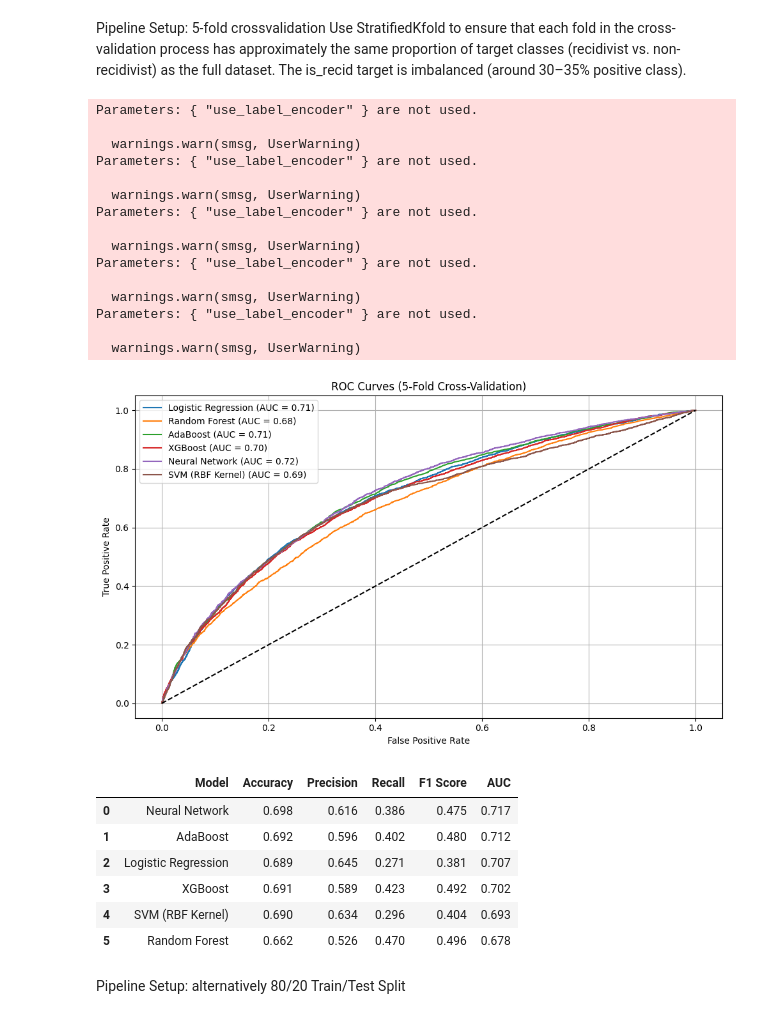
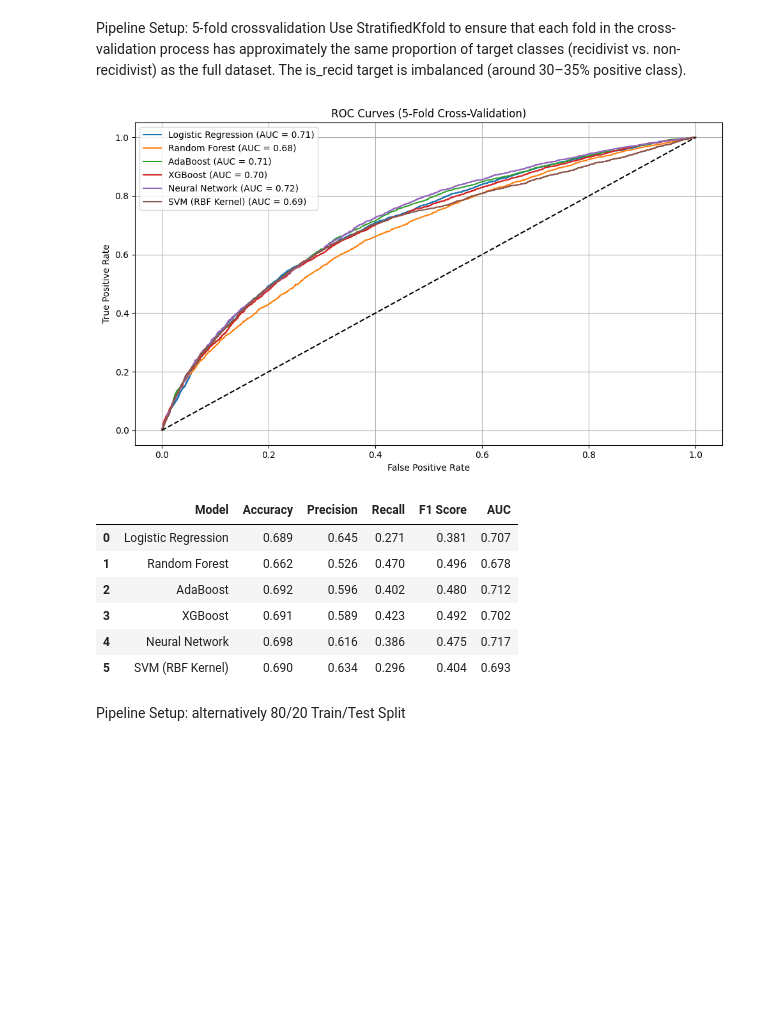
Before and after one commit to mincode2024/risk_assessment_case_study, a Jupyter notebook: notebooks/02_modeling.ipynb, the cells around one changed output. Saved outputs shown, nothing was run; the diff lists cells and outputs as text; code cells hidden in the pictures; blank space fills up the shorter version.

```diff
--- a/notebooks/02_modeling.ipynb
+++ b/notebooks/02_modeling.ipynb
@@ -67,7 +67,7 @@ Pipeline Setup: 5-fold crossvalidation
 Use StratifiedKfold to ensure that each fold in the cross-validation process has approximately the same proportion of target classes (recidivist vs. non-recidivist) as the full dataset.
 The is_recid target is imbalanced (around 30–35% positive class).
 # %%
-# Re-import required packages after kernel reset
+# Import required packages
 import pandas as pd
 import numpy as np
 import matplotlib.pyplot as plt
@@ -112,7 +112,7 @@ models = {
         ("clf", AdaBoostClassifier(n_estimators=100, random_state=42))
     ]),
     "XGBoost": Pipeline([
-        ("clf", XGBClassifier(use_label_encoder=False, eval_metric='logloss', random_state=42))
+        ("clf", XGBClassifier(eval_metric='logloss', random_state=42))
     ]),
     "Neural Network": Pipeline([
         ("scaler", StandardScaler()),
@@ -141,56 +141,54 @@ for name, model in models.items():
     fpr, tpr, _ = roc_curve(y, y_proba)
     plt.plot(fpr, tpr, label=f"{name} (AUC = {auc:.2f})")
 
     results.append({
         "Model": name,
         "Accuracy": round(acc, 3),
         "Precision": round(precision, 3),
         "Recall": round(recall, 3),
         "F1 Score": round(f1, 3),
         "AUC": round(auc, 3)
     })
 
 # Plot formatting
 plt.plot([0, 1], [0, 1], "k--")
 plt.xlabel("False Positive Rate")
 plt.ylabel("True Positive Rate")
 plt.title("ROC Curves (5-Fold Cross-Validation)")
 plt.legend()
 plt.grid(True)
 plt.tight_layout()
 plt.savefig("../data/model_comparison_roc_curves_with_adaboost.png")
 plt.show()
 
 # Show results
 results_df = pd.DataFrame(results)
-results_df.sort_values("AUC", ascending=False, inplace=True)
-results_df.reset_index(drop=True, inplace=True)
+
+# Define fixed order of models
+model_order = [
+    "Logistic Regression",
+    "Random Forest",
+    "AdaBoost",
+    "XGBoost",
+    "Neural Network",
+    "SVM (RBF Kernel)"
+]
+
+# Create DataFrame and sort by model order
+results_df = pd.DataFrame(results)
+results_df["Model"] = pd.Categorical(results_df["Model"], categories=model_order, ordered=True)
+results_df = results_df.sort_values("Model").reset_index(drop=True)
 results_df.to_csv("../reports/model_performance_comparison_5-foldcv.csv", index=False)
 results_df
 # %% [output]
-Parameters: { "use_label_encoder" } are not used.
-
-  warnings.warn(smsg, UserWarning)
-Parameters: { "use_label_encoder" } are not used.
-
-  warnings.warn(smsg, UserWarning)
-Parameters: { "use_label_encoder" } are not used.
-
-  warnings.warn(smsg, UserWarning)
-Parameters: { "use_label_encoder" } are not used.
-
-  warnings.warn(smsg, UserWarning)
-Parameters: { "use_label_encoder" } are not used.
-
-  warnings.warn(smsg, UserWarning)
 [figure]
 |  | Model | Accuracy | Precision | Recall | F1 Score | AUC |
-| 0 | Neural Network | 0.698 | 0.616 | 0.386 | 0.475 | 0.717 |
-| 1 | AdaBoost | 0.692 | 0.596 | 0.402 | 0.480 | 0.712 |
-| 2 | Logistic Regression | 0.689 | 0.645 | 0.271 | 0.381 | 0.707 |
+| 0 | Logistic Regression | 0.689 | 0.645 | 0.271 | 0.381 | 0.707 |
+| 1 | Random Forest | 0.662 | 0.526 | 0.470 | 0.496 | 0.678 |
+| 2 | AdaBoost | 0.692 | 0.596 | 0.402 | 0.480 | 0.712 |
 | 3 | XGBoost | 0.691 | 0.589 | 0.423 | 0.492 | 0.702 |
-| 4 | SVM (RBF Kernel) | 0.690 | 0.634 | 0.296 | 0.404 | 0.693 |
-| 5 | Random Forest | 0.662 | 0.526 | 0.470 | 0.496 | 0.678 |
+| 4 | Neural Network | 0.698 | 0.616 | 0.386 | 0.475 | 0.717 |
+| 5 | SVM (RBF Kernel) | 0.690 | 0.634 | 0.296 | 0.404 | 0.693 |
 # %% [markdown]
 Pipeline Setup: alternatively 80/20 Train/Test Split
 # %%
```
Also changed, not shown: parts of 4 cells of this notebook, 6 other files.
